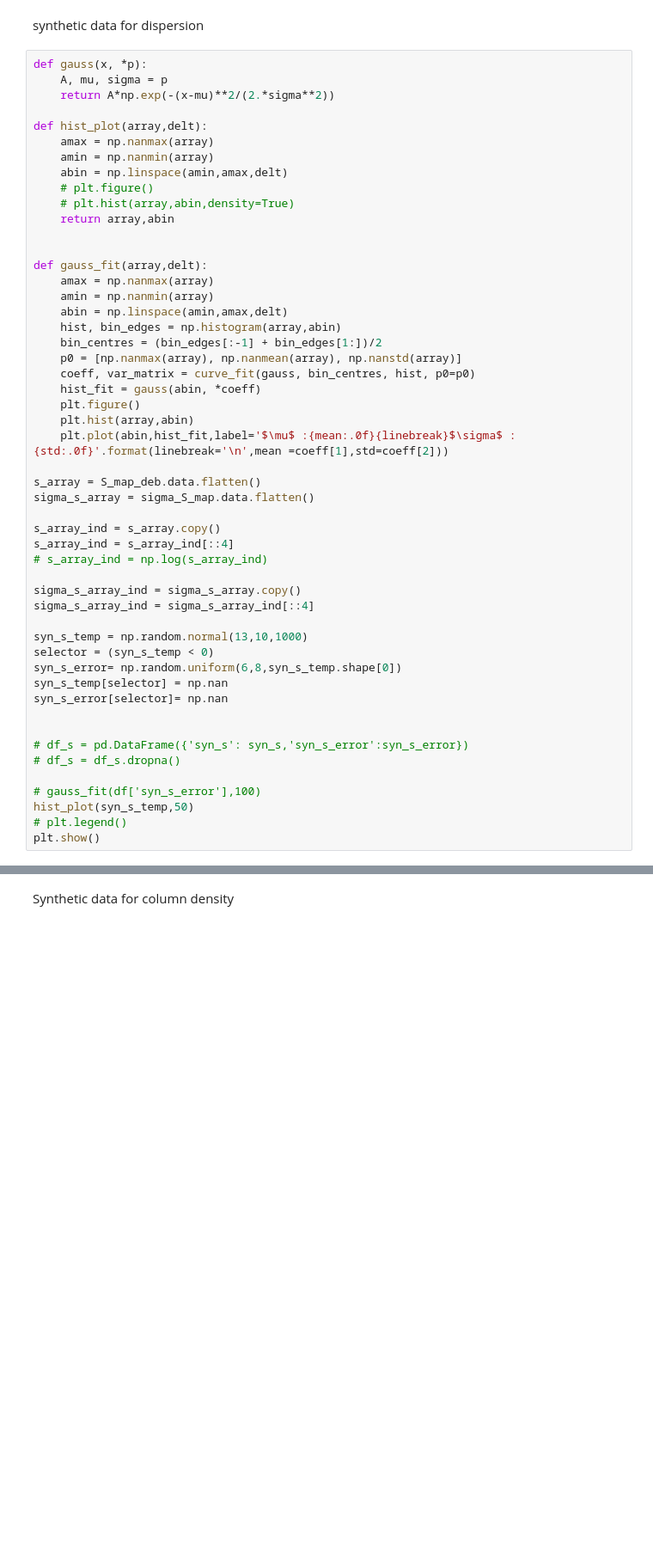
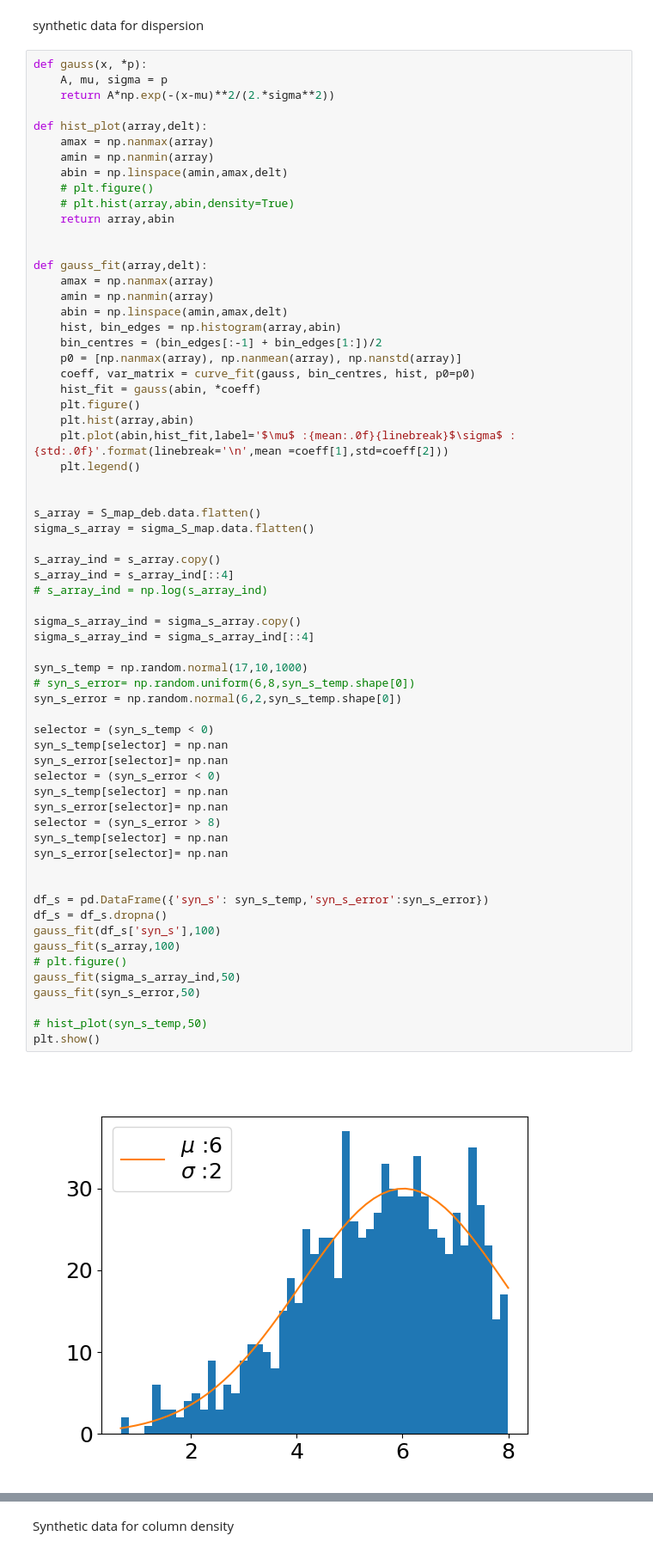
Before and after one commit to Siddharth3-14/Internship-MIT, a Jupyter notebook: bootstrap.ipynb, the cells around one changed output, grey strips where cells are left out. Shown: that part at 86% size. Saved outputs shown, nothing was run; the diff lists cells and outputs as text; blank space fills up the shorter version.

```diff
--- a/bootstrap.ipynb
+++ b/bootstrap.ipynb
@@ -349,37 +349,52 @@ def hist_plot(array,delt):
 def gauss_fit(array,delt):
     amax = np.nanmax(array)
     amin = np.nanmin(array)
     abin = np.linspace(amin,amax,delt)
     hist, bin_edges = np.histogram(array,abin)
     bin_centres = (bin_edges[:-1] + bin_edges[1:])/2
     p0 = [np.nanmax(array), np.nanmean(array), np.nanstd(array)]
     coeff, var_matrix = curve_fit(gauss, bin_centres, hist, p0=p0)
     hist_fit = gauss(abin, *coeff)
     plt.figure()
     plt.hist(array,abin)
     plt.plot(abin,hist_fit,label='$\mu$ :{mean:.0f}{linebreak}$\sigma$ :{std:.0f}'.format(linebreak='\n',mean =coeff[1],std=coeff[2]))
+    plt.legend()
+
 
 s_array = S_map_deb.data.flatten()
 sigma_s_array = sigma_S_map.data.flatten()
 
 s_array_ind = s_array.copy()
 s_array_ind = s_array_ind[::4]
 # s_array_ind = np.log(s_array_ind)
 
 sigma_s_array_ind = sigma_s_array.copy()
 sigma_s_array_ind = sigma_s_array_ind[::4]
 
-syn_s_temp = np.random.normal(13,10,1000)
+syn_s_temp = np.random.normal(17,10,1000)
+# syn_s_error= np.random.uniform(6,8,syn_s_temp.shape[0])
+syn_s_error = np.random.normal(6,2,syn_s_temp.shape[0])
+
 selector = (syn_s_temp < 0)
-syn_s_error= np.random.uniform(6,8,syn_s_temp.shape[0])
+syn_s_temp[selector] = np.nan
+syn_s_error[selector]= np.nan
+selector = (syn_s_error < 0)
+syn_s_temp[selector] = np.nan
+syn_s_error[selector]= np.nan
+selector = (syn_s_error > 8)
 syn_s_temp[selector] = np.nan
 syn_s_error[selector]= np.nan
 
 
-# df_s = pd.DataFrame({'syn_s': syn_s,'syn_s_error':syn_s_error})
-# df_s = df_s.dropna()
+df_s = pd.DataFrame({'syn_s': syn_s_temp,'syn_s_error':syn_s_error})
+df_s = df_s.dropna()
+gauss_fit(df_s['syn_s'],100)
+gauss_fit(s_array,100)
+# plt.figure()
+gauss_fit(sigma_s_array_ind,50)
+gauss_fit(syn_s_error,50)
 
-# gauss_fit(df['syn_s_error'],100)
-hist_plot(syn_s_temp,50)
-# plt.legend()
+# hist_plot(syn_s_temp,50)
 plt.show()
+# %% [output]
+[figure, added]
```
Also changed, not shown: parts of 12 cells of this notebook, 1 other file.
